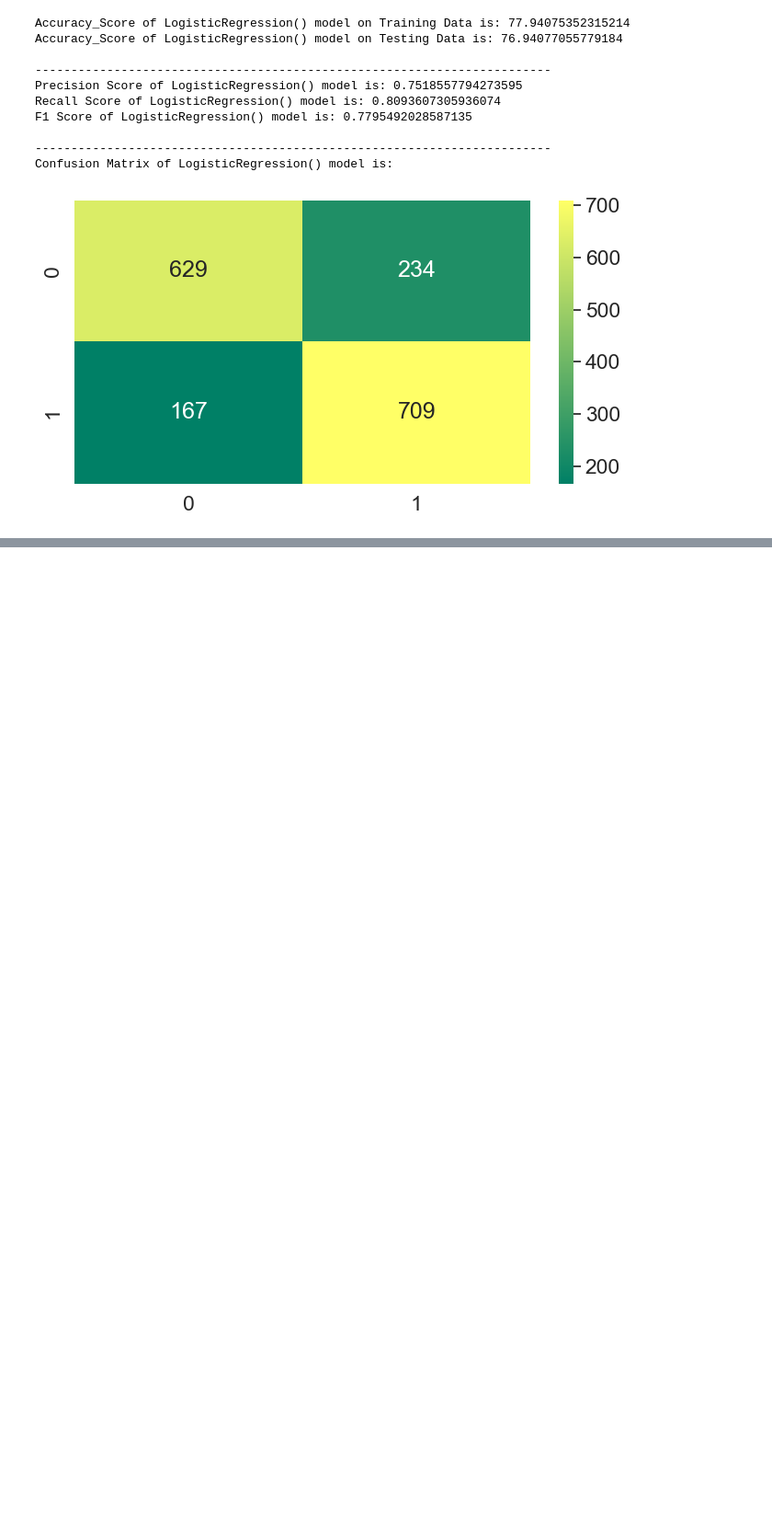
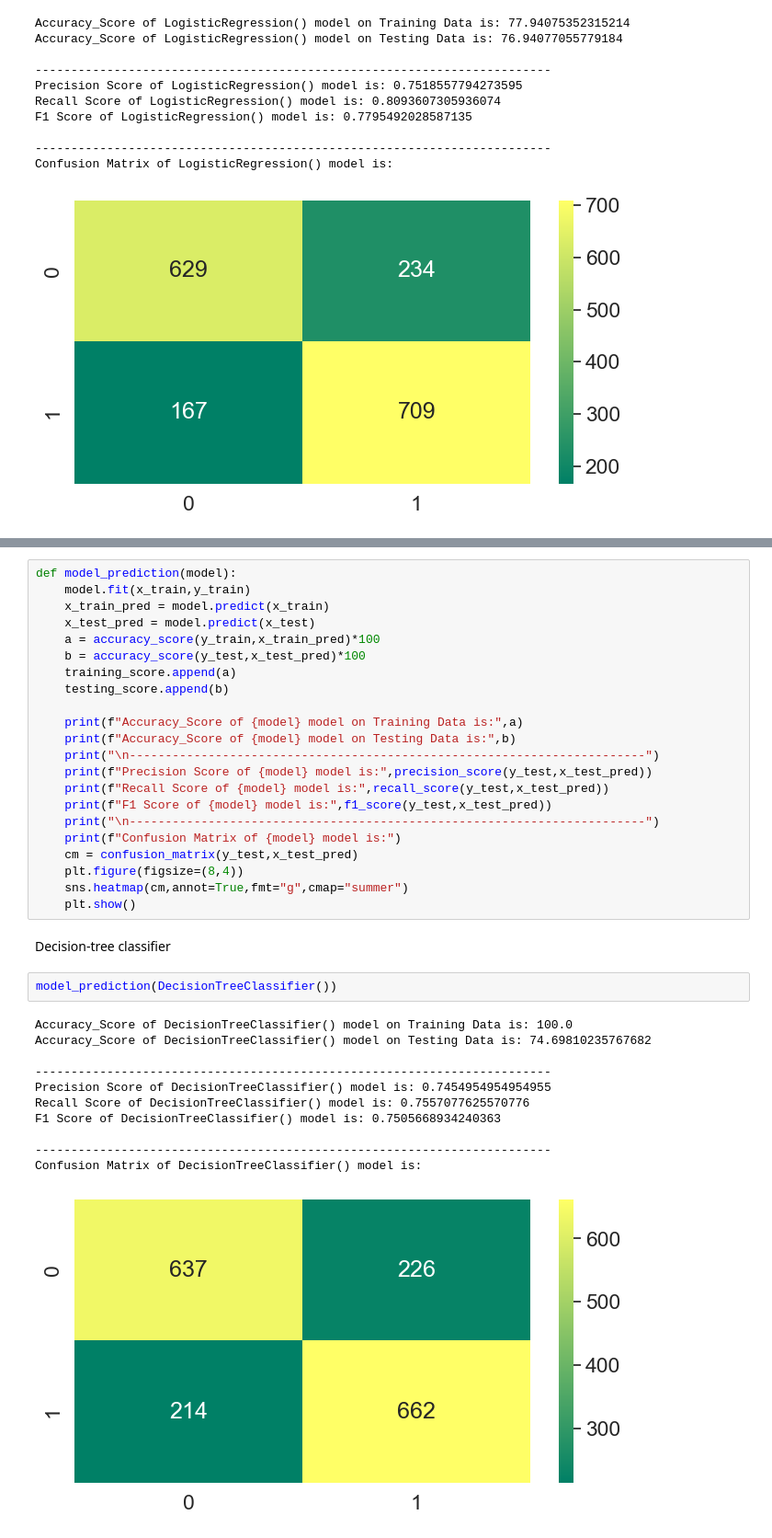
Before and after one commit to sophieporton/spaceship_titanic, a Jupyter notebook: Model fitting.ipynb, the cells around one changed output, grey strips where cells are left out. Shown at 92% size. Cells and saved outputs as stored; diff of their text form; blank space fills up the shorter version.

```diff
--- a/Model fitting.ipynb
+++ b/Model fitting.ipynb
@@ -84,0 +141,38 @@ Confusion Matrix of LogisticRegression() model is:
+# %%
+def model_prediction(model):
+    model.fit(x_train,y_train)
+    x_train_pred = model.predict(x_train)
+    x_test_pred = model.predict(x_test)
+    a = accuracy_score(y_train,x_train_pred)*100
+    b = accuracy_score(y_test,x_test_pred)*100
+    training_score.append(a)
+    testing_score.append(b)
+
+    print(f"Accuracy_Score of {model} model on Training Data is:",a)
+    print(f"Accuracy_Score of {model} model on Testing Data is:",b)
+    print("\n------------------------------------------------------------------------")
+    print(f"Precision Score of {model} model is:",precision_score(y_test,x_test_pred))
+    print(f"Recall Score of {model} model is:",recall_score(y_test,x_test_pred))
+    print(f"F1 Score of {model} model is:",f1_score(y_test,x_test_pred))
+    print("\n------------------------------------------------------------------------")
+    print(f"Confusion Matrix of {model} model is:")
+    cm = confusion_matrix(y_test,x_test_pred)
+    plt.figure(figsize=(8,4))
+    sns.heatmap(cm,annot=True,fmt="g",cmap="summer")
+    plt.show()
+# %% [markdown]
+Decision-tree classifier
+# %%
+model_prediction(DecisionTreeClassifier())
+# %% [output]
+Accuracy_Score of DecisionTreeClassifier() model on Training Data is: 100.0
+Accuracy_Score of DecisionTreeClassifier() model on Testing Data is: 74.69810235767682
+
+------------------------------------------------------------------------
+Precision Score of DecisionTreeClassifier() model is: 0.7454954954954955
+Recall Score of DecisionTreeClassifier() model is: 0.7557077625570776
+F1 Score of DecisionTreeClassifier() model is: 0.7505668934240363
+
+------------------------------------------------------------------------
+Confusion Matrix of DecisionTreeClassifier() model is:
+[figure, added]
```
Also changed, not shown: parts of 23 cells of this notebook.
